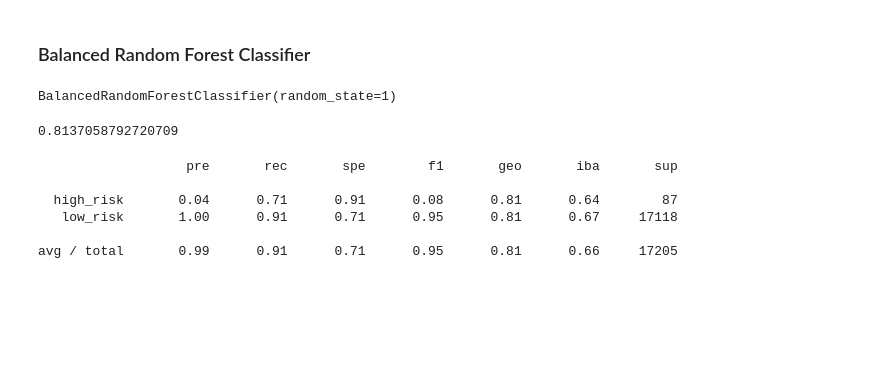
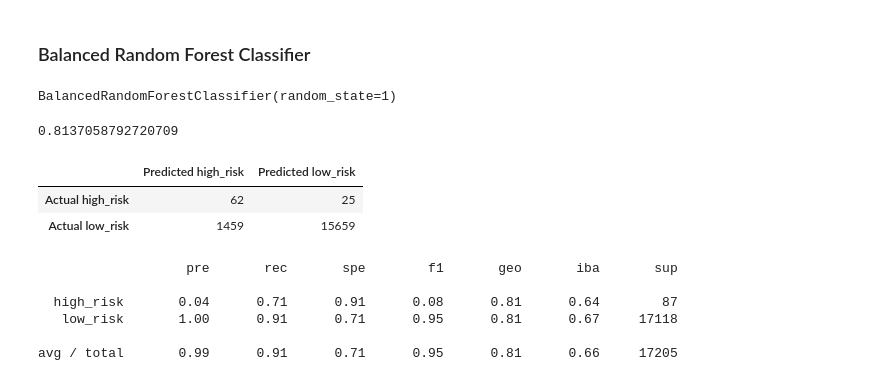
Before and after one commit to kateyharris/Credit_Risk_Analysi, a Jupyter notebook: credit_risk_ensemble.ipynb, the cells around one changed output. Cells and saved outputs as stored; diff of their text form; code cells hidden in the pictures; blank space fills up the shorter version.

```diff
--- a/credit_risk_ensemble.ipynb
+++ b/credit_risk_ensemble.ipynb
@@ -148,12 +149,17 @@ balanced_accuracy_score(y_test, y_pred)
 # %%
 # Display the confusion matrix
 y_pred = rf_model.predict(X_test)
 cm = confusion_matrix(y_test, y_pred)
 
 cm_df = pd.DataFrame(
     cm, index=["Actual high_risk", "Actual low_risk"],
     columns=["Predicted high_risk", "Predicted low_risk"]
 )
+cm_df
+# %% [output]
+|  | Predicted high_risk | Predicted low_risk |
+| Actual high_risk | 62 | 25 |
+| Actual low_risk | 1459 | 15659 |
 # %%
 # Print the imbalanced classification report
 print(classification_report_imbalanced(y_test, y_pred))
```
Also changed, not shown: parts of 5 cells of this notebook, 1 other file.
